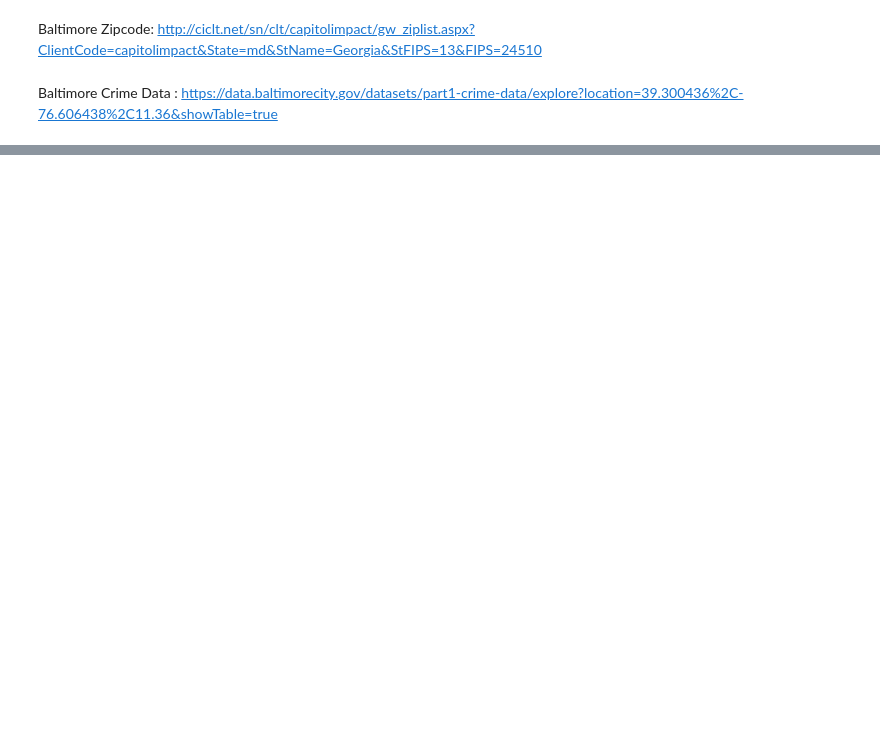
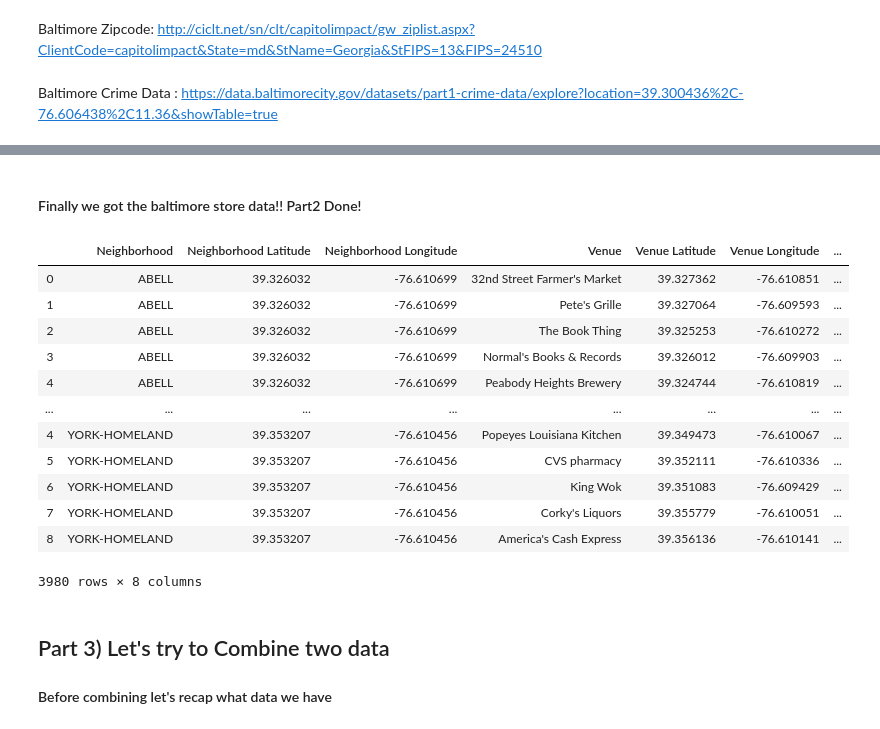
Before and after one commit to gihonglee/CapstoneProject, a Jupyter notebook: scripts/wk4and5.ipynb, the cells around one changed output, grey strips where cells are left out. Cells and saved outputs as stored; diff of their text form; code cells hidden in the pictures; blank space fills up the shorter version.

```diff
--- a/scripts/wk4and5.ipynb
+++ b/scripts/wk4and5.ipynb
@@ -22,0 +128,12 @@ Baltimore Crime Data : https://data.baltimorecity.gov/datasets/part1-crime-data/
+# %%
+LIMIT = 100
+radius = 500
+url = 'https://api.foursquare.com/v2/venues/explore?&client_id={}&client_secret={}&v={}&ll={},{}&radius={}&limit={}'.format(
+    CLIENT_ID,
+    CLIENT_SECRET,
+    VERSION,
+    lat,
+    lng,
+    radius,
+    LIMIT)
+url
@@ -22,0 +144,3 @@ Baltimore Crime Data : https://data.baltimorecity.gov/datasets/part1-crime-data/
+# %%
+results = requests.get(url).json()
+results
@@ -22,0 +165,11 @@ Baltimore Crime Data : https://data.baltimorecity.gov/datasets/part1-crime-data/
+# %%
+def get_category_type(row):
+    try:
+        categories_list = row['categories']
+    except:
+        categories_list = row['venue.categories']
+
+    if len(categories_list) == 0:
+        return None
+    else:
+        return categories_list[0]['name']
@@ -22,0 +255,22 @@ Baltimore Crime Data : https://data.baltimorecity.gov/datasets/part1-crime-data/
+# %% [markdown]
+#### Finally we got the baltimore store data!! Part2 Done!
+# %%
+baltimore_store = a
+baltimore_store
+# %% [output]
+|  | Neighborhood | Neighborhood Latitude | Neighborhood Longitude | Venue | Venue Latitude | Venue Longitude | ... |
+| 0 | ABELL | 39.326032 | -76.610699 | 32nd Street Farmer's Market | 39.327362 | -76.610851 | ... |
+| 1 | ABELL | 39.326032 | -76.610699 | Pete's Grille | 39.327064 | -76.609593 | ... |
+| 2 | ABELL | 39.326032 | -76.610699 | The Book Thing | 39.325253 | -76.610272 | ... |
+| 3 | ABELL | 39.326032 | -76.610699 | Normal's Books & Records | 39.326012 | -76.609903 | ... |
+| 4 | ABELL | 39.326032 | -76.610699 | Peabody Heights Brewery | 39.324744 | -76.610819 | ... |
+| ... | ... | ... | ... | ... | ... | ... | ... |
+| 4 | YORK-HOMELAND | 39.353207 | -76.610456 | Popeyes Louisiana Kitchen | 39.349473 | -76.610067 | ... |
+| 5 | YORK-HOMELAND | 39.353207 | -76.610456 | CVS pharmacy | 39.352111 | -76.610336 | ... |
+| 6 | YORK-HOMELAND | 39.353207 | -76.610456 | King Wok | 39.351083 | -76.609429 | ... |
+| 7 | YORK-HOMELAND | 39.353207 | -76.610456 | Corky's Liquors | 39.355779 | -76.610051 | ... |
+| 8 | YORK-HOMELAND | 39.353207 | -76.610456 | America's Cash Express | 39.356136 | -76.610141 | ... |
+3980 rows × 8 columns
+# %% [markdown]
+## Part 3) Let's try to Combine two data
+#### Before combining let's recap what data we have
```
Also changed, not shown: parts of 50 cells of this notebook.
